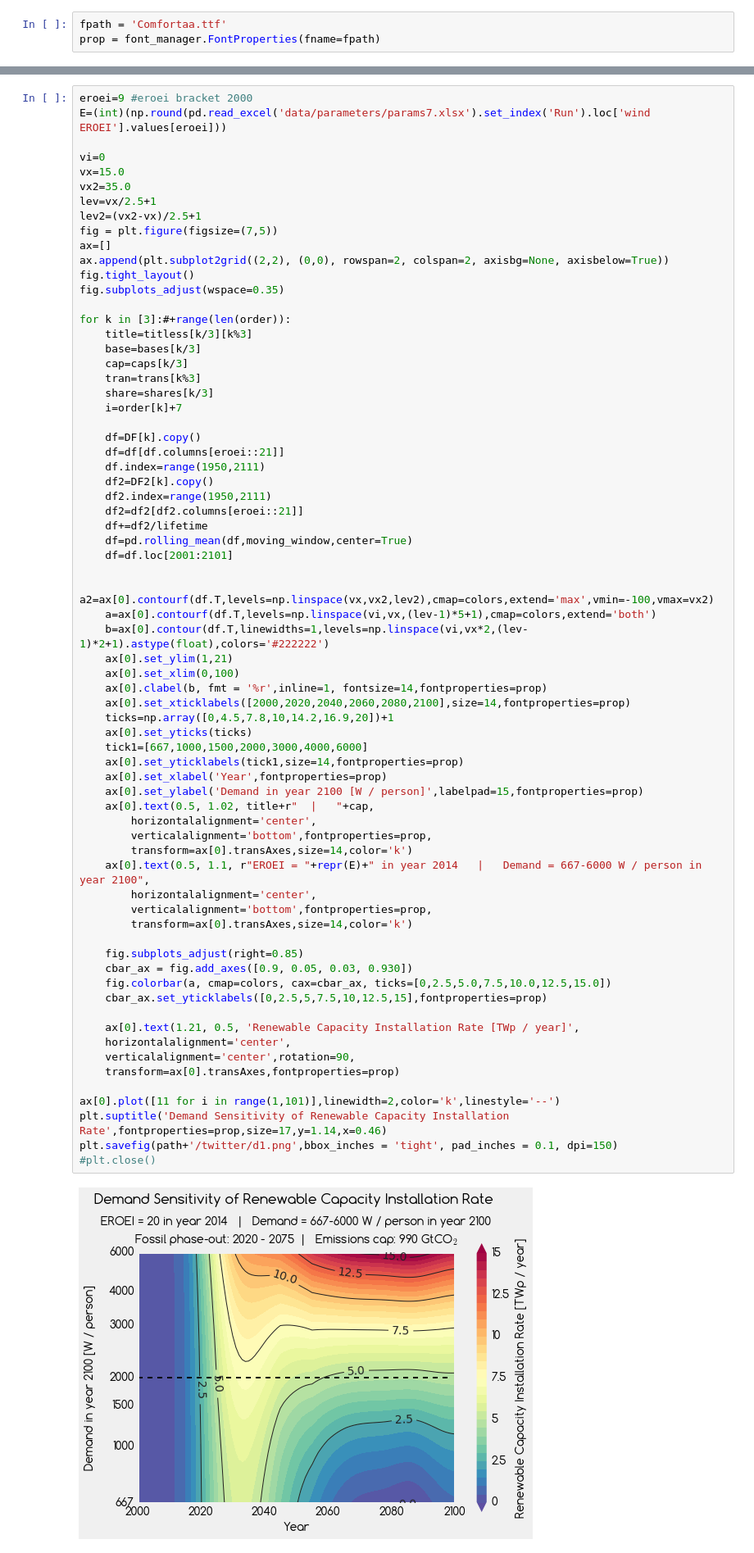
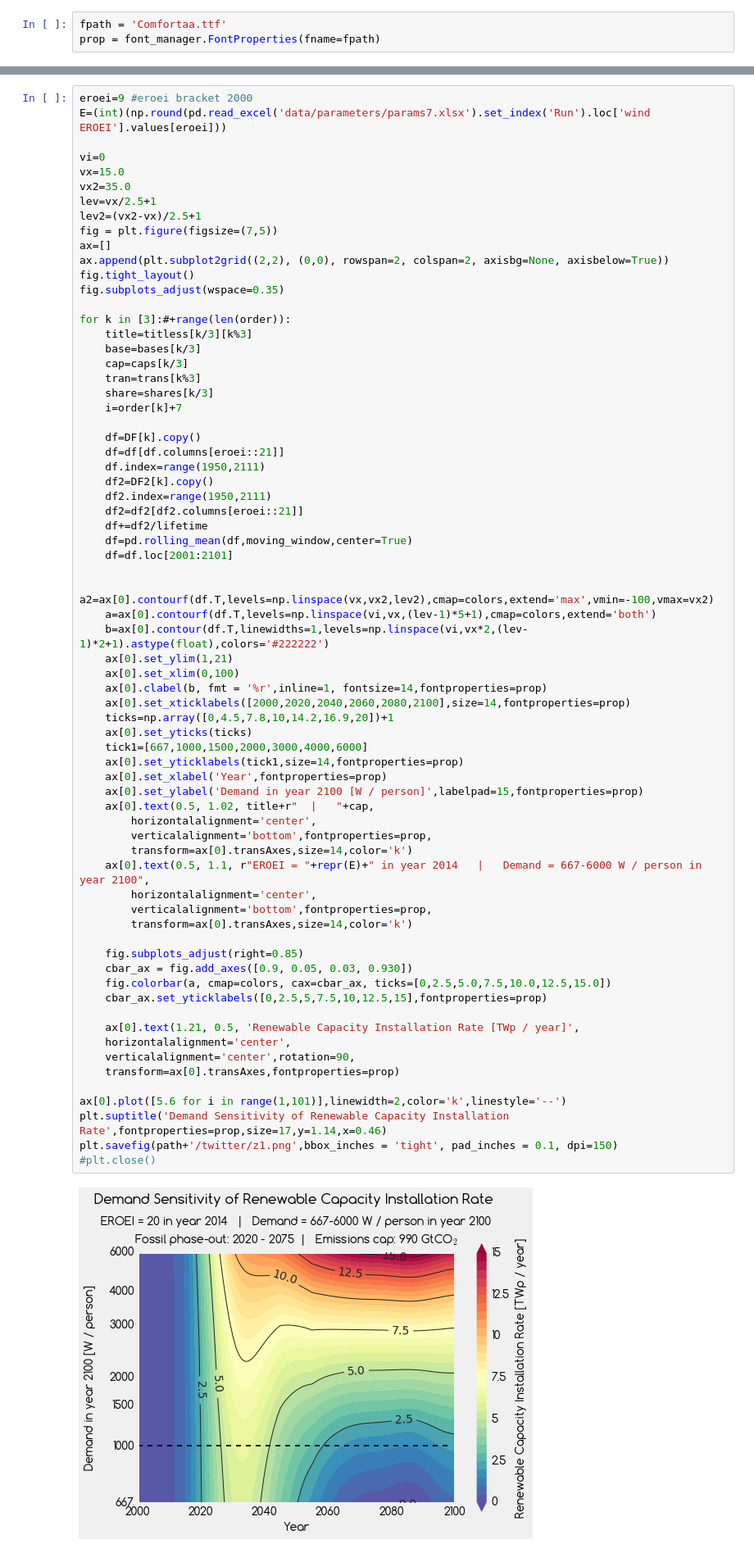
Before and after one commit to csaladenes/sustainable-energy-transitions, a Jupyter notebook: twitterplotter2.ipynb, the cells around one changed output, grey strips where cells are left out. Shown at 82% size. Drawn from its saved outputs; the diff is of its cells as text.

```diff
--- a/twitterplotter2.ipynb
+++ b/twitterplotter2.ipynb
@@ -278,36 +275,36 @@ for k in [3]:#+range(len(order)):
     ax[0].clabel(b, fmt = '%r',inline=1, fontsize=14,fontproperties=prop)
     ax[0].set_xticklabels([2000,2020,2040,2060,2080,2100],size=14,fontproperties=prop)
     ticks=np.array([0,4.5,7.8,10,14.2,16.9,20])+1
     ax[0].set_yticks(ticks)
     tick1=[667,1000,1500,2000,3000,4000,6000]
     ax[0].set_yticklabels(tick1,size=14,fontproperties=prop)
     ax[0].set_xlabel('Year',fontproperties=prop)
     ax[0].set_ylabel('Demand in year 2100 [W / person]',labelpad=15,fontproperties=prop)
     ax[0].text(0.5, 1.02, title+r"  |   "+cap,
         horizontalalignment='center',
         verticalalignment='bottom',fontproperties=prop,
         transform=ax[0].transAxes,size=14,color='k')
     ax[0].text(0.5, 1.1, r"EROEI = "+repr(E)+" in year 2014   |   Demand = 667-6000 W / person in year 2100",
         horizontalalignment='center',
         verticalalignment='bottom',fontproperties=prop,
         transform=ax[0].transAxes,size=14,color='k')
 
     fig.subplots_adjust(right=0.85)
     cbar_ax = fig.add_axes([0.9, 0.05, 0.03, 0.930])
     fig.colorbar(a, cmap=colors, cax=cbar_ax, ticks=[0,2.5,5.0,7.5,10.0,12.5,15.0])
     cbar_ax.set_yticklabels([0,2.5,5,7.5,10,12.5,15],fontproperties=prop)
 
     ax[0].text(1.21, 0.5, 'Renewable Capacity Installation Rate [TWp / year]',
     horizontalalignment='center',
     verticalalignment='center',rotation=90,
     transform=ax[0].transAxes,fontproperties=prop)
 
-ax[0].plot([11 for i in range(1,101)],linewidth=2,color='k',linestyle='--')
+ax[0].plot([5.6 for i in range(1,101)],linewidth=2,color='k',linestyle='--')
 plt.suptitle('Demand Sensitivity of Renewable Capacity Installation Rate',fontproperties=prop,size=17,y=1.14,x=0.46)
-plt.savefig(path+'/twitter/d1.png',bbox_inches = 'tight', pad_inches = 0.1, dpi=150)
+plt.savefig(path+'/twitter/z1.png',bbox_inches = 'tight', pad_inches = 0.1, dpi=150)
 #plt.close()
 # %% [output]
-[figure, old version]
+[figure, new version]
 # %%
 eroei=9 #eroei bracket 2000
 E=(int)(np.round(pd.read_excel('data/parameters/params7.xlsx').set_index('Run').loc['wind EROEI'].values[eroei]))
```
Also changed, not shown: parts of 7 cells of this notebook, 43 other files.
